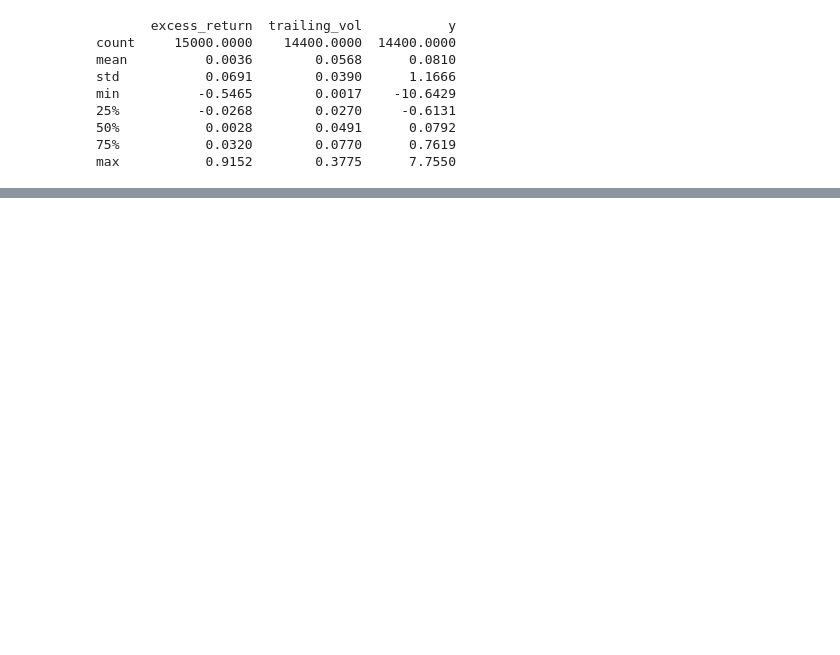
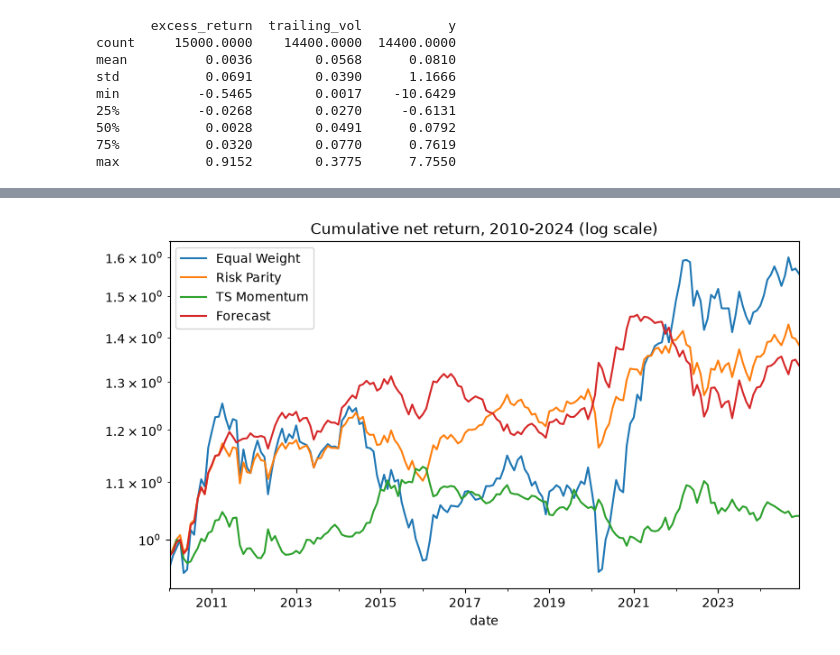
Before and after one commit to Teknado/UChicago, a Jupyter notebook: Final_project_claude.ipynb, the cells around one changed output, grey strips where cells are left out. Drawn from its saved outputs; the diff is of its cells as text; code cells hidden in the pictures; blank space fills up the shorter version.

```diff
--- a/Final_project_claude.ipynb
+++ b/Final_project_claude.ipynb
@@ -477,6 +722,4 @@ and it is the direct motivation for the vol-scaled target chosen in Section 2.
 # %%
-cum = (1 + rw).cumprod()
-cls_map = info['asset_class']
 fig, ax = plt.subplots(figsize=(9, 5))
 for cls in sorted(cls_map.unique()):
     assets_in_cls = cls_map[cls_map == cls].index
@@ -1190,7 +1145,0 @@ TS Momentum                     0.2967                   0.2455
-# %%
-fig, ax = plt.subplots(figsize=(9, 5))
-for name, net in series.items():
-    (1 + net).cumprod().plot(ax=ax, label=name)
-ax.set_yscale('log')
-ax.legend(); ax.set_title('Cumulative net return, 2010-2024 (log scale)')
-plt.show()
@@ -1415,0 +1642,12 @@ act on than an inflated one that would not have survived a placebo check.
+# %%
+# which predictors carry weight, and is it stable across refits?  (Lasso, expanding window)
+for fname, feats in feature_specs.items():
+    _, mods = run_backtest(master, feats, model_specs['Lasso'], keep_models=True)
+    path = pd.DataFrame({dt.year: pd.Series(m.model_.steps[-1][1].coef_, index=feats) for dt, m in mods.items()})
+    print(f"Lasso, {fname}: penalty chosen at each annual refit ->",
+          {dt.year: round(float(m.alpha_), 4) for dt, m in mods.items()})
+    print("non-zero slopes per refit:", (path != 0).sum().to_dict())
+    print(path.loc[(path != 0).any(axis=1)].round(3).to_string()); print()
+for fname, feats in feature_specs.items():
+    _, mods = run_backtest(master, feats, model_specs['Ridge'], keep_models=True)
+    print(f"Ridge, {fname}: penalty chosen at each refit (grid 1 ... 1e7) ->", {dt.year: float(m.alpha_) for dt, m in mods.items()})
@@ -1415,0 +1824,17 @@ act on than an inflated one that would not have survived a placebo check.
+# %%
+pc_rows, pc_tabs = [], {}
+for fname, feats in feature_specs.items():
+    res_pooled = all_res[('Lasso', fname, 'expanding')]
+    res_percls = run_backtest_perclass(master, feats, model_specs['Lasso'])
+    for name, r in [('pooled', res_pooled), ('per-class', res_percls)]:
+        r2b, r2z = r2_oos(r)
+        pc_rows.append({'features': fname, 'model': name, 'R2 vs trailing mean': r2b, 'R2 vs zero': r2z})
+    pc_tabs[fname] = pd.concat({'pooled': r2_by_class(res_pooled)[['vs pooled trailing mean', 'vs zero']],
+                                'per-class': r2_by_class(res_percls)[['vs pooled trailing mean', 'vs zero']]}, axis=1)
+print(pd.DataFrame(pc_rows).round(4).to_string(index=False))
+for fname, t in pc_tabs.items():
+    print(f"\nby class, Lasso {fname}:"); print(t.round(4))
+
+tr_ = master.dropna(subset=CHAR_COLS + MACRO_COLS + ['y', 'trailing_vol'])
+tr_ = tr_[tr_.date < OOS_START]
+print("\ninitial training rows (chars+macro): pooled", len(tr_), "| per class", tr_.groupby('asset_class').size().to_dict())
@@ -1415,0 +2009,9 @@ act on than an inflated one that would not have survived a placebo check.
+# %%
+fig, ax = plt.subplots(figsize=(9, 5))
+for name, net in nets.items():
+    (1 + net).cumprod().plot(ax=ax, label=name)
+ax.set_yscale('log')
+ax.legend(); ax.set_title('Cumulative net return, 2010-2024 (log scale)')
+plt.show()
+# %% [output]
+[figure, added]
```
Also changed, not shown: parts of 115 cells of this notebook, 2 other files.
